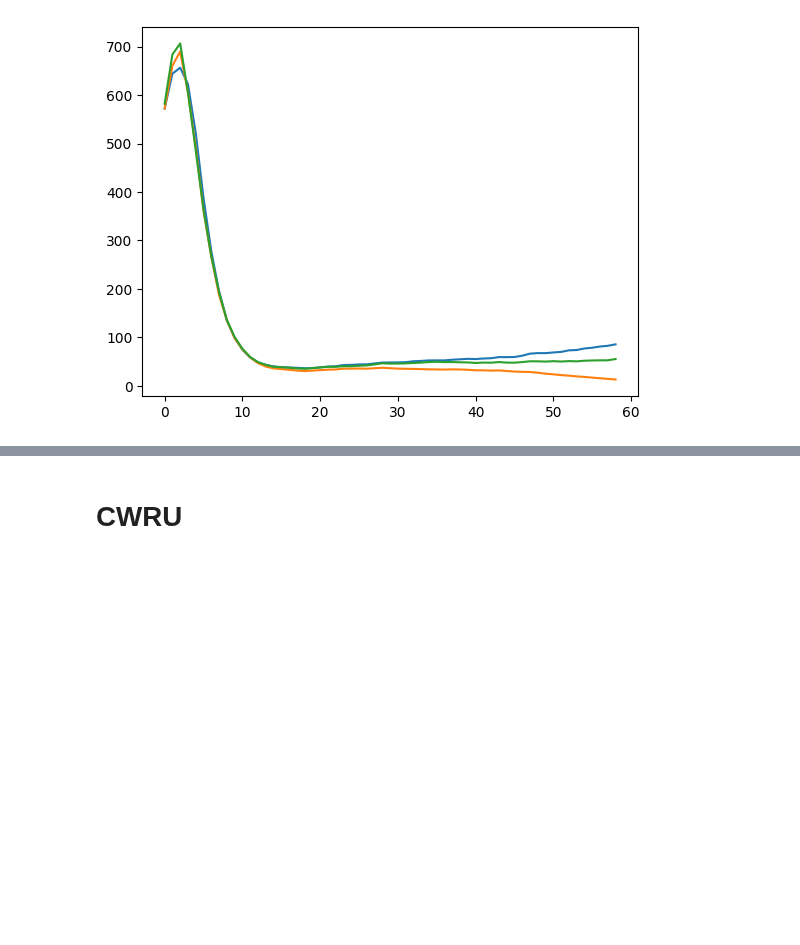
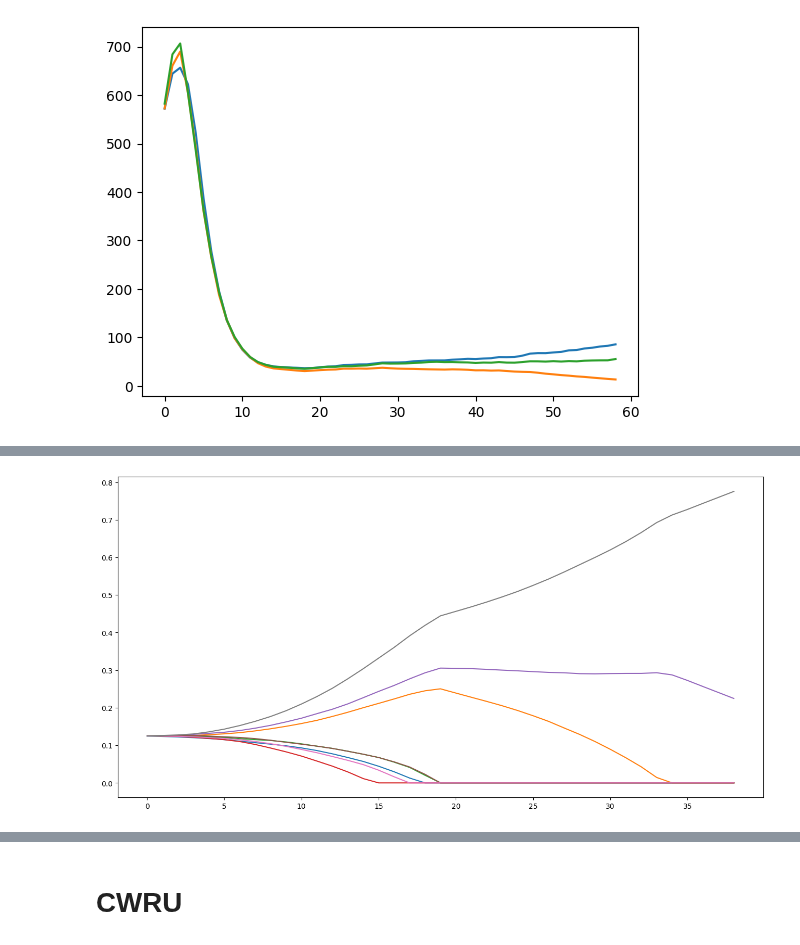
Before and after one commit to Stevan-LS/Online-DaDiL, a Jupyter notebook: PyDiL-main/PyDiL-main/Toy_ODaDiL_average.ipynb, the cells around one changed output, grey strips where cells are left out. Cells and saved outputs as stored; diff of their text form; code cells hidden in the pictures; blank space fills up the shorter version.

```diff
--- a/PyDiL-main/PyDiL-main/Toy_ODaDiL_average.ipynb
+++ b/PyDiL-main/PyDiL-main/Toy_ODaDiL_average.ipynb
@@ -88,0 +112,7 @@ for elt in dictionary.history['atoms_evolution']:
+# %%
+fig, ax = plt.subplots(1, 1, figsize=(16, 8), sharey=True)
+
+for k in range(torch.stack(dictionary_target.history['weights']).shape[2]):
+    ax.plot(torch.stack(dictionary_target.history['weights'])[:, :, k])
+# %% [output]
+[figure, added]
```
Also changed, not shown: parts of 21 cells of this notebook, 4 other files.
